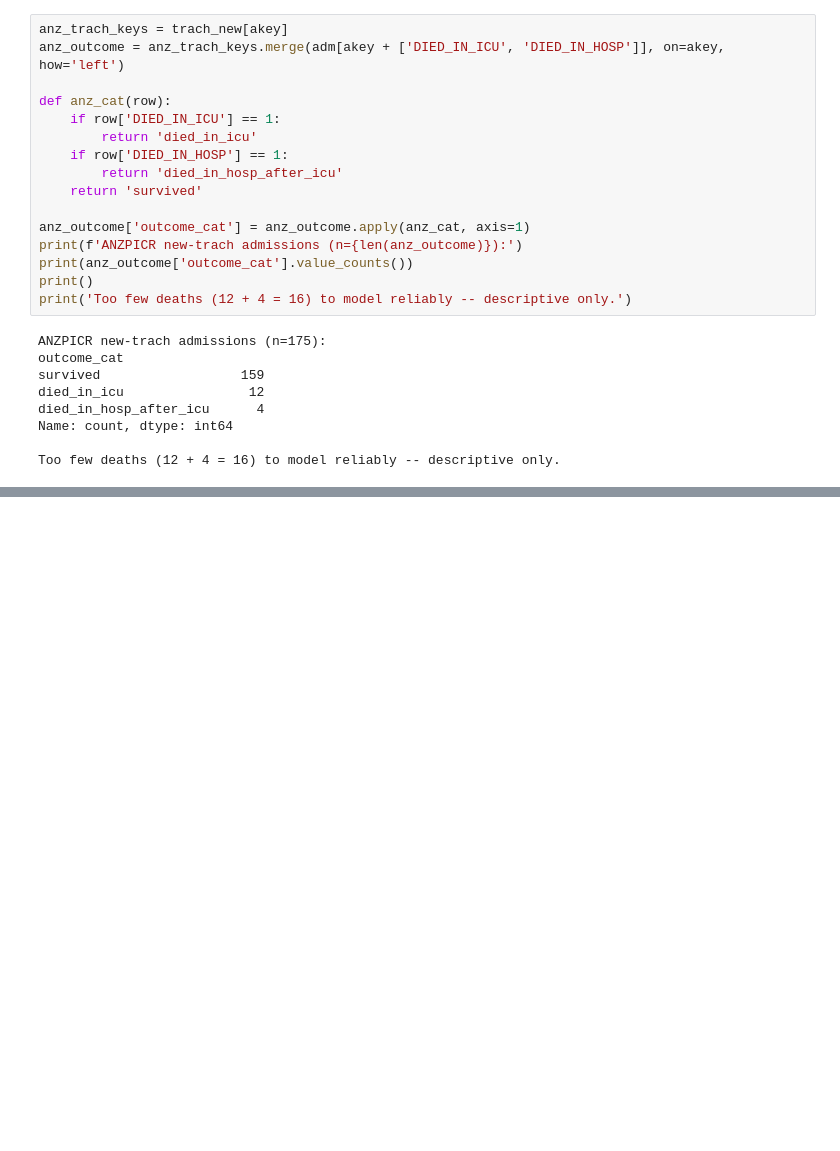
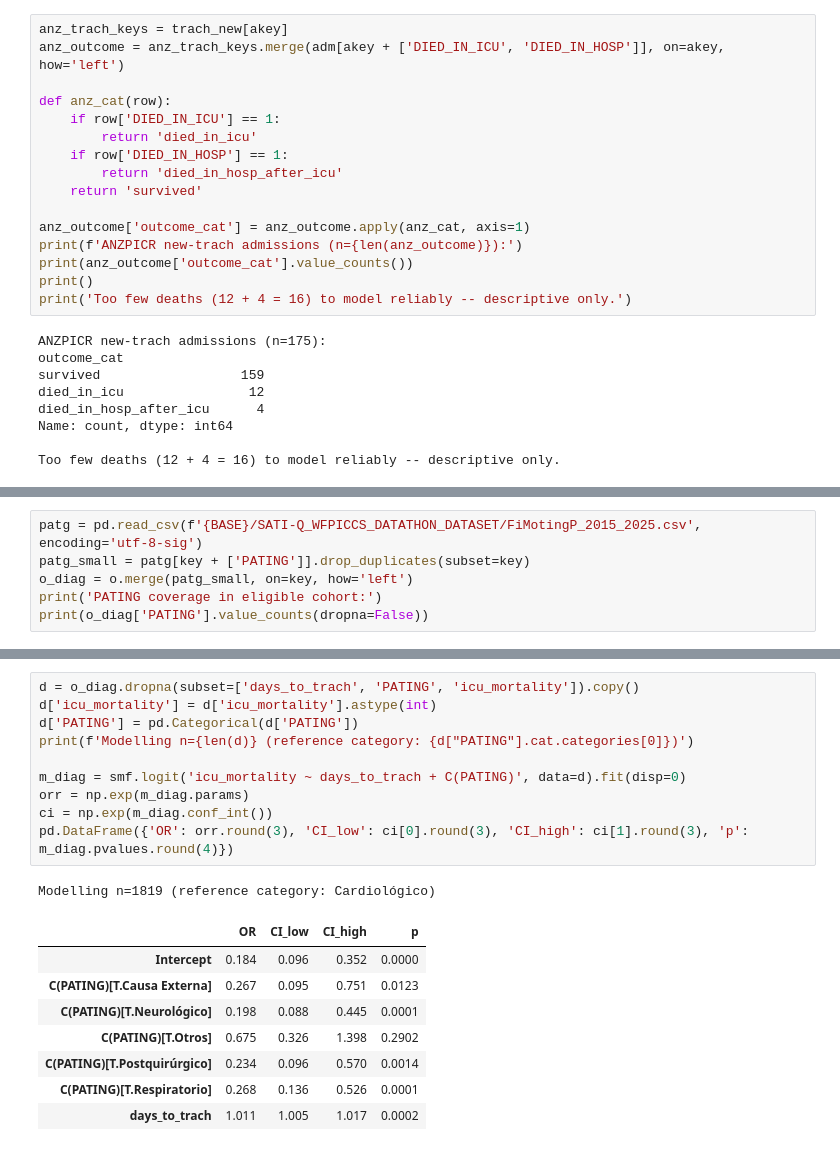
Before and after one commit to kickereb/wfpiccs-trach-eda, a Jupyter notebook: tracheostomy_timing_risk_tradeoff_EDA.ipynb, the cells around one changed output, grey strips where cells are left out. Cells and saved outputs as stored; diff of their text form; blank space fills up the shorter version.

```diff
--- a/tracheostomy_timing_risk_tradeoff_EDA.ipynb
+++ b/tracheostomy_timing_risk_tradeoff_EDA.ipynb
@@ -1074,0 +1079,6 @@ Too few deaths (12 + 4 = 16) to model reliably -- descriptive only.
+# %%
+patg = pd.read_csv(f'{BASE}/SATI-Q_WFPICCS_DATATHON_DATASET/FiMotingP_2015_2025.csv', encoding='utf-8-sig')
+patg_small = patg[key + ['PATING']].drop_duplicates(subset=key)
+o_diag = o.merge(patg_small, on=key, how='left')
+print('PATING coverage in eligible cohort:')
+print(o_diag['PATING'].value_counts(dropna=False))
@@ -1074,0 +1096,20 @@ Too few deaths (12 + 4 = 16) to model reliably -- descriptive only.
+# %%
+d = o_diag.dropna(subset=['days_to_trach', 'PATING', 'icu_mortality']).copy()
+d['icu_mortality'] = d['icu_mortality'].astype(int)
+d['PATING'] = pd.Categorical(d['PATING'])
+print(f'Modelling n={len(d)} (reference category: {d["PATING"].cat.categories[0]})')
+
+m_diag = smf.logit('icu_mortality ~ days_to_trach + C(PATING)', data=d).fit(disp=0)
+orr = np.exp(m_diag.params)
+ci = np.exp(m_diag.conf_int())
+pd.DataFrame({'OR': orr.round(3), 'CI_low': ci[0].round(3), 'CI_high': ci[1].round(3), 'p': m_diag.pvalues.round(4)})
+# %% [output]
+Modelling n=1819 (reference category: Cardiológico)
+|  | OR | CI_low | CI_high | p |
+| Intercept | 0.184 | 0.096 | 0.352 | 0.0000 |
+| C(PATING)[T.Causa Externa] | 0.267 | 0.095 | 0.751 | 0.0123 |
+| C(PATING)[T.Neurológico] | 0.198 | 0.088 | 0.445 | 0.0001 |
+| C(PATING)[T.Otros] | 0.675 | 0.326 | 1.398 | 0.2902 |
+| C(PATING)[T.Postquirúrgico] | 0.234 | 0.096 | 0.570 | 0.0014 |
+| C(PATING)[T.Respiratorio] | 0.268 | 0.136 | 0.526 | 0.0001 |
+| days_to_trach | 1.011 | 1.005 | 1.017 | 0.0002 |
```
Also changed, not shown: parts of 7 cells of this notebook.
